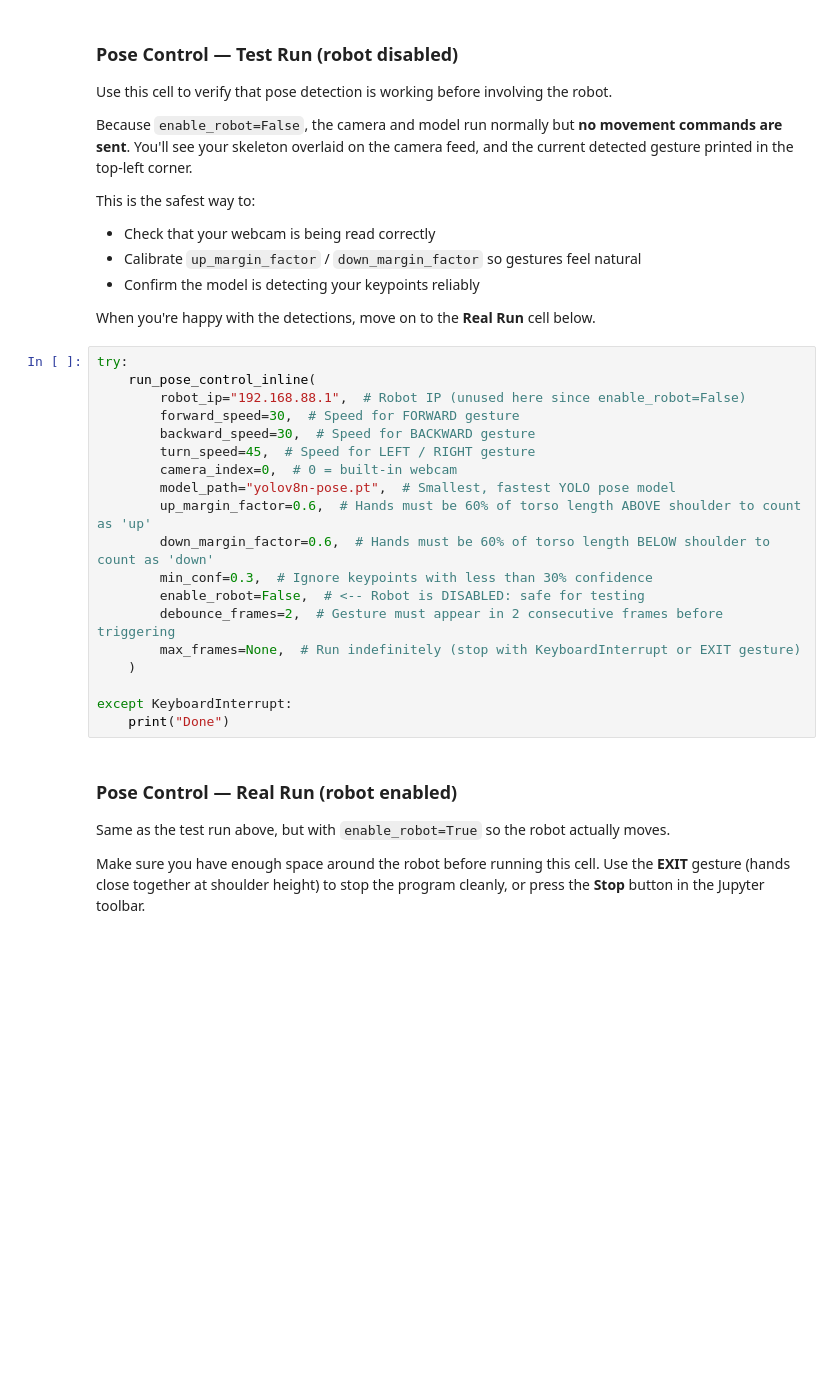
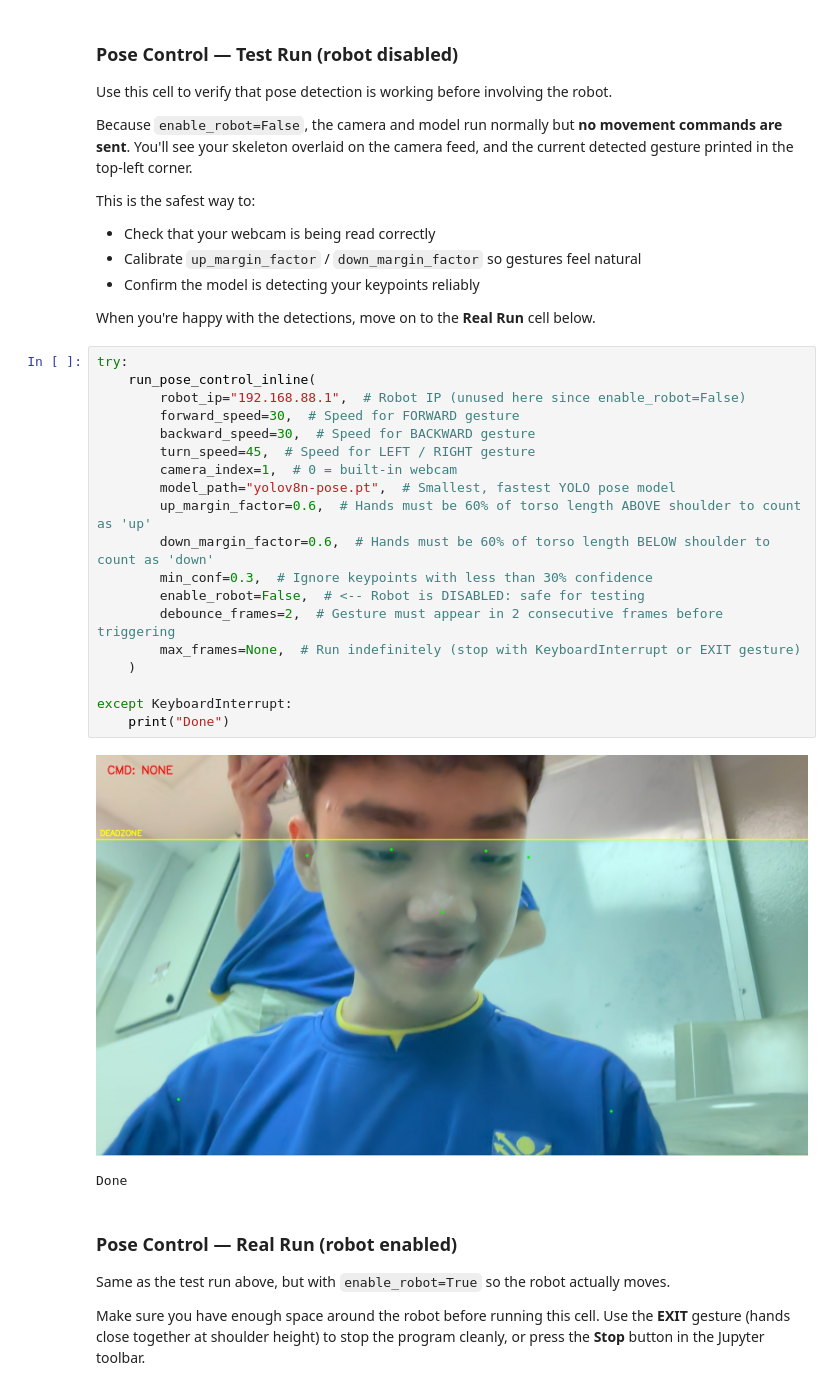
Before and after one commit to Bach2011/National-Youth-Tech-Championship-2026, a Jupyter notebook: mar_28_documented.ipynb, the cells around one changed output. Drawn from its saved outputs; the diff is of its cells as text; blank space fills up the shorter version.

```diff
--- a/mar_28_documented.ipynb
+++ b/mar_28_documented.ipynb
@@ -236,22 +236,25 @@ When you're happy with the detections, move on to the **Real Run** cell below.
 # %%
 try:
     run_pose_control_inline(
         robot_ip="192.168.88.1",  # Robot IP (unused here since enable_robot=False)
         forward_speed=30,  # Speed for FORWARD gesture
         backward_speed=30,  # Speed for BACKWARD gesture
         turn_speed=45,  # Speed for LEFT / RIGHT gesture
-        camera_index=0,  # 0 = built-in webcam
+        camera_index=1,  # 0 = built-in webcam
         model_path="yolov8n-pose.pt",  # Smallest, fastest YOLO pose model
         up_margin_factor=0.6,  # Hands must be 60% of torso length ABOVE shoulder to count as 'up'
         down_margin_factor=0.6,  # Hands must be 60% of torso length BELOW shoulder to count as 'down'
         min_conf=0.3,  # Ignore keypoints with less than 30% confidence
         enable_robot=False,  # <-- Robot is DISABLED: safe for testing
         debounce_frames=2,  # Gesture must appear in 2 consecutive frames before triggering
         max_frames=None,  # Run indefinitely (stop with KeyboardInterrupt or EXIT gesture)
     )
 
 except KeyboardInterrupt:
     print("Done")
+# %% [output]
+[figure, added]
+Done
 # %% [markdown]
 ### Pose Control — Real Run (robot enabled)
 
```
Also changed, not shown: parts of 1 cell of this notebook, 3 other files.
